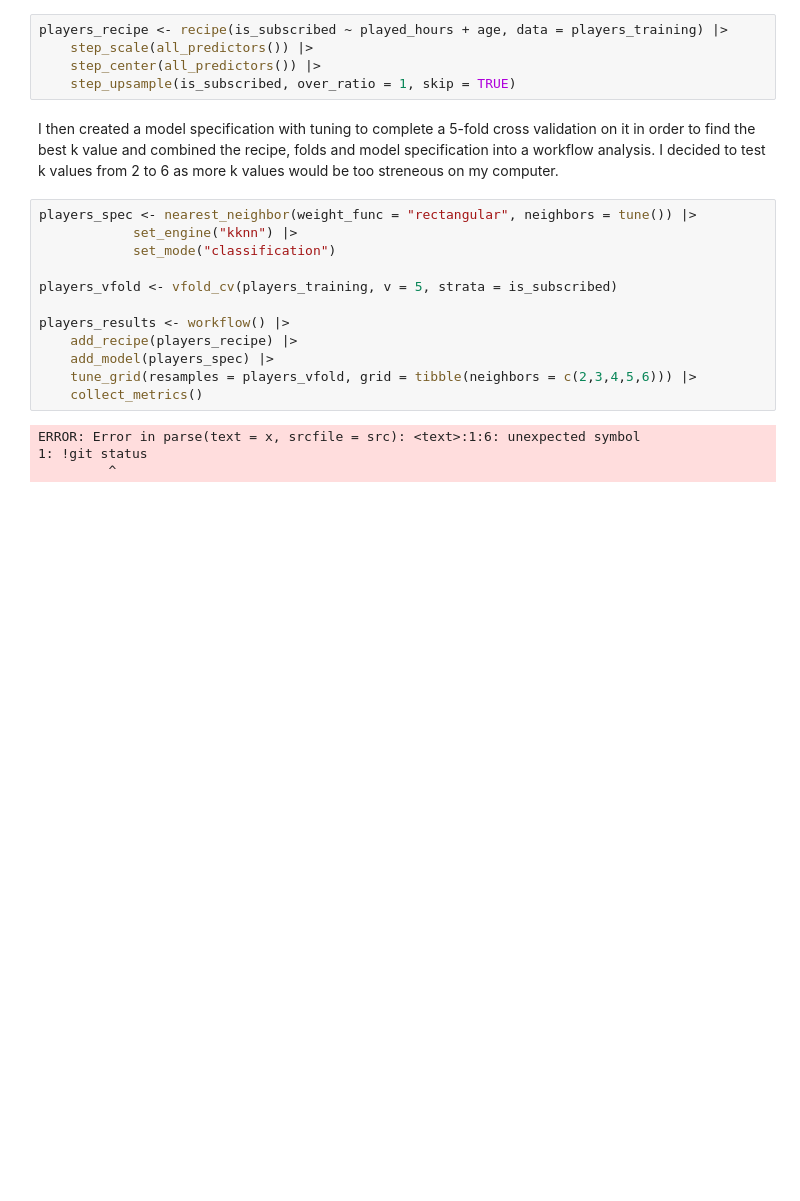
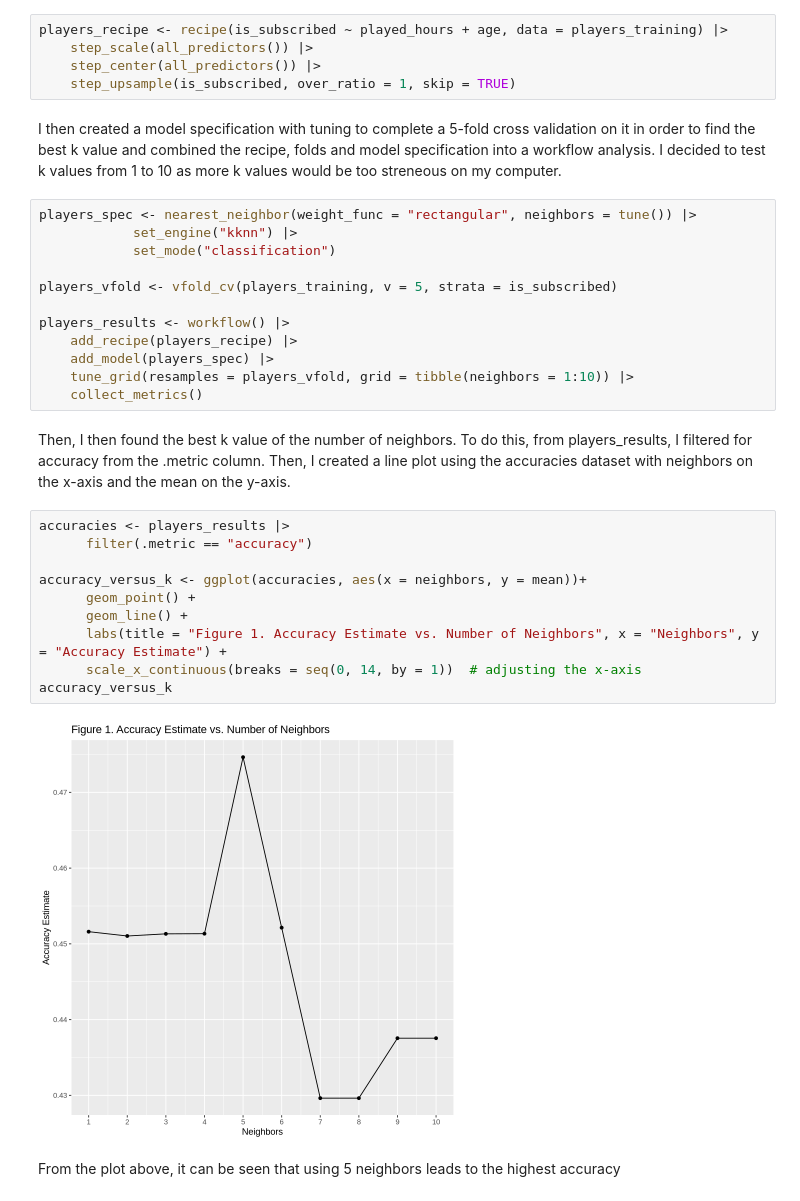
Before and after one commit to libbylee/dsci-100-minecraft-project, a Jupyter notebook: project.ipynb, the cells around one changed output. Saved outputs shown, nothing was run; the diff lists cells and outputs as text; blank space fills up the shorter version.

Commit message:
Added Figure 1: Accuracy Estimate vs. Number of Neighbors

```diff
--- a/project.ipynb
+++ b/project.ipynb
@@ -103,7 +103,7 @@ players_recipe <- recipe(is_subscribed ~ played_hours + age, data = players_trai
     step_center(all_predictors()) |>
     step_upsample(is_subscribed, over_ratio = 1, skip = TRUE)
 # %% [markdown]
-I then created a model specification with tuning to complete a 5-fold cross validation on it in order to find the best k value and combined the recipe, folds and model specification into a workflow analysis. I decided to test k values from 2 to 6 as more k values would be too streneous on my computer.
+I then created a model specification with tuning to complete a 5-fold cross validation on it in order to find the best k value and combined the recipe, folds and model specification into a workflow analysis. I decided to test k values from 1 to 10 as more k values would be too streneous on my computer.
 # %%
 players_spec <- nearest_neighbor(weight_func = "rectangular", neighbors = tune()) |>
             set_engine("kknn") |>
@@ -114,10 +114,21 @@ players_vfold <- vfold_cv(players_training, v = 5, strata = is_subscribed)
 players_results <- workflow() |>
     add_recipe(players_recipe) |>
     add_model(players_spec) |>
-    tune_grid(resamples = players_vfold, grid = tibble(neighbors = c(2,3,4,5,6))) |>
+    tune_grid(resamples = players_vfold, grid = tibble(neighbors = 1:10)) |>
     collect_metrics()
+# %% [markdown]
+Then, I then found the best k value of the number of neighbors. To do this, from players_results, I filtered for accuracy from the .metric column. Then, I created a line plot using the accuracies dataset with neighbors on the x-axis and the mean on the y-axis.
 # %%
+accuracies <- players_results |>
+      filter(.metric == "accuracy")
+
+accuracy_versus_k <- ggplot(accuracies, aes(x = neighbors, y = mean))+
+      geom_point() +
+      geom_line() +
+      labs(title = "Figure 1. Accuracy Estimate vs. Number of Neighbors", x = "Neighbors", y = "Accuracy Estimate") +
+      scale_x_continuous(breaks = seq(0, 14, by = 1))  # adjusting the x-axis
+accuracy_versus_k
 # %% [output]
-ERROR: Error in parse(text = x, srcfile = src): <text>:1:6: unexpected symbol
-1: !git status
-         ^
+[figure, added]
+# %% [markdown]
+From the plot above, it can be seen that using 5 neighbors leads to the highest accuracy
```
